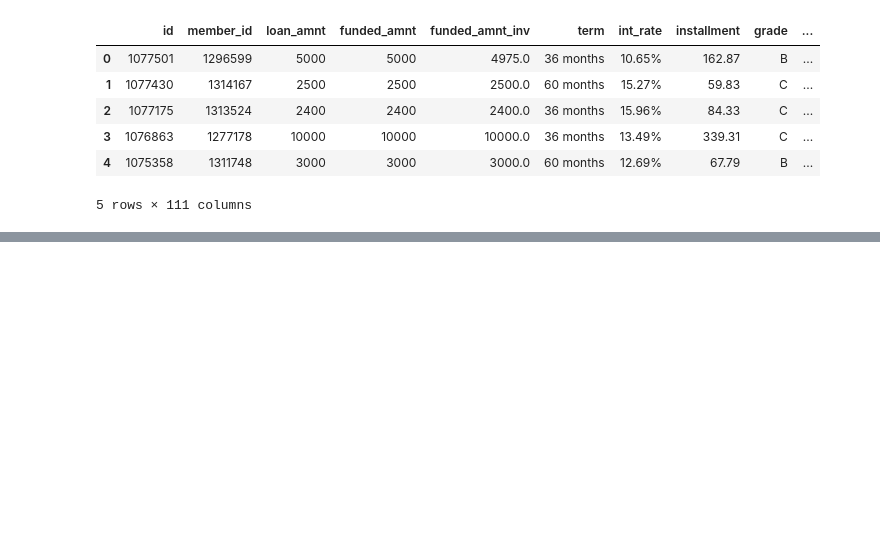
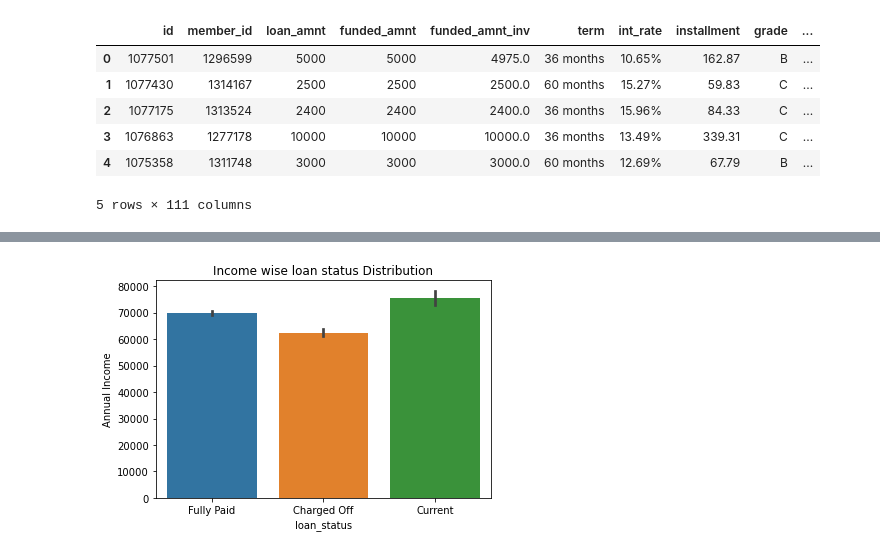
Before and after one commit to tushar091/LendingClubCaseStudy, a Jupyter notebook: Lending Case Study Group.ipynb, the cells around one changed output, grey strips where cells are left out. Cells and saved outputs as stored; diff of their text form; code cells hidden in the pictures; blank space fills up the shorter version.

```diff
--- a/Lending Case Study Group.ipynb
+++ b/Lending Case Study Group.ipynb
@@ -29,0 +66,7 @@ df.head()
+# %%
+sns.barplot(x=df['loan_status'],y=df['annual_inc'])
+plt.title('Income wise loan status Distribution')
+plt.ylabel('Annual Income')
+plt.show()
+# %% [output]
+[figure, added]
```
Also changed, not shown: parts of 23 cells of this notebook.
